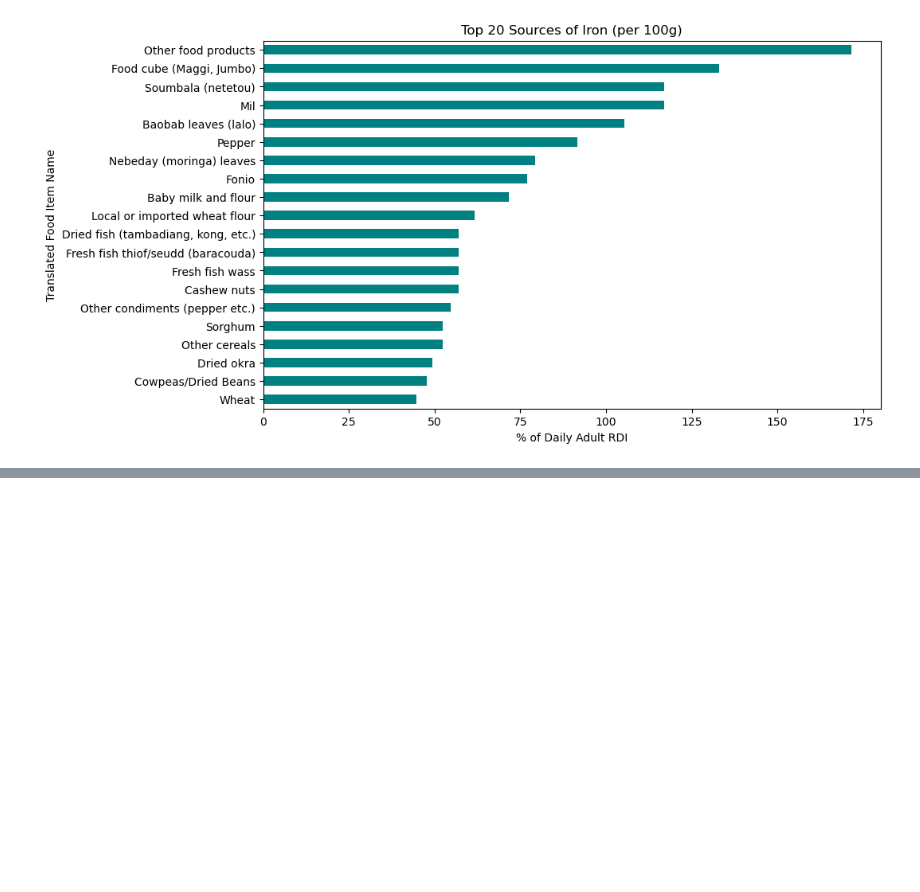
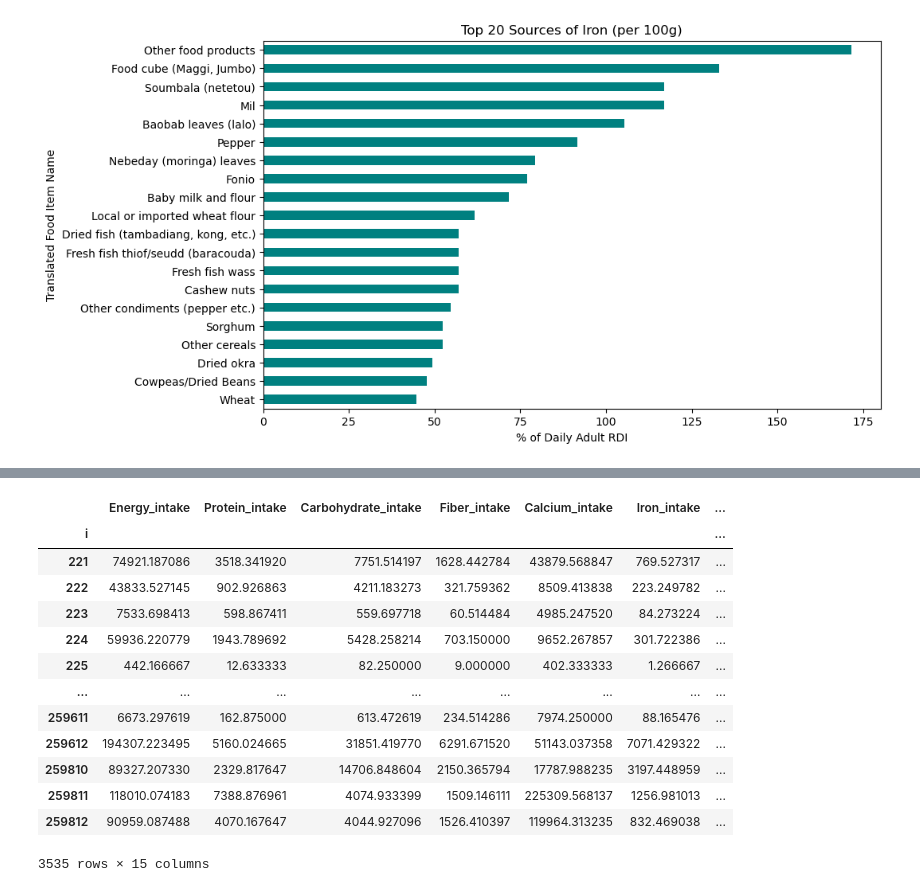
Before and after one commit to IvanChan511/EEP_153_Project_3, a Jupyter notebook: Project 3 Final Code.ipynb, the cells around one changed output, grey strips where cells are left out. Saved outputs shown, nothing was run; the diff lists cells and outputs as text; code cells hidden in the pictures; blank space fills up the shorter version.

```diff
--- a/Project 3 Final Code.ipynb
+++ b/Project 3 Final Code.ipynb
@@ -355,0 +447,32 @@ plt.show()
+# %%
+nutrient_cols = ['Energy', 'Protein', 'Carbohydrate', 'Fiber', 'Calcium',
+                 'Iron', 'Zinc', 'Vitamin A', 'Thiamin', 'Riboflavin', 'Niacin',
+                 'Vitamin B-6', 'Folate', 'Vitamin B-12', 'Vitamin C']  # adjust to your data
+
+for col in nutrient_cols:
+    df[col] = df[col].astype(str).str.replace(',', '').str.strip()
+
+df[nutrient_cols] = df[nutrient_cols].apply(pd.to_numeric, errors='coerce')
+df['quantity_g'] = pd.to_numeric(df['quantity_g'], errors='coerce')
+
+
+for col in nutrient_cols:
+    df[col + '_intake'] = df[col] * (df['quantity_g'] / 100)
+
+hh_intake = df.groupby('i')[[col + '_intake' for col in nutrient_cols]].sum()
+hh_intake
+# %% [output]
+|  | Energy_intake | Protein_intake | Carbohydrate_intake | Fiber_intake | Calcium_intake | Iron_intake | ... |
+| i |  |  |  |  |  |  | ... |
+| 221 | 74921.187086 | 3518.341920 | 7751.514197 | 1628.442784 | 43879.568847 | 769.527317 | ... |
+| 222 | 43833.527145 | 902.926863 | 4211.183273 | 321.759362 | 8509.413838 | 223.249782 | ... |
+| 223 | 7533.698413 | 598.867411 | 559.697718 | 60.514484 | 4985.247520 | 84.273224 | ... |
+| 224 | 59936.220779 | 1943.789692 | 5428.258214 | 703.150000 | 9652.267857 | 301.722386 | ... |
+| 225 | 442.166667 | 12.633333 | 82.250000 | 9.000000 | 402.333333 | 1.266667 | ... |
+| ... | ... | ... | ... | ... | ... | ... | ... |
+| 259611 | 6673.297619 | 162.875000 | 613.472619 | 234.514286 | 7974.250000 | 88.165476 | ... |
+| 259612 | 194307.223495 | 5160.024665 | 31851.419770 | 6291.671520 | 51143.037358 | 7071.429322 | ... |
+| 259810 | 89327.207330 | 2329.817647 | 14706.848604 | 2150.365794 | 17787.988235 | 3197.448959 | ... |
+| 259811 | 118010.074183 | 7388.876961 | 4074.933399 | 1509.146111 | 225309.568137 | 1256.981013 | ... |
+| 259812 | 90959.087488 | 4070.167647 | 4044.927096 | 1526.410397 | 119964.313235 | 832.469038 | ... |
+3535 rows × 15 columns
```
Also changed, not shown: parts of 19 cells of this notebook.
